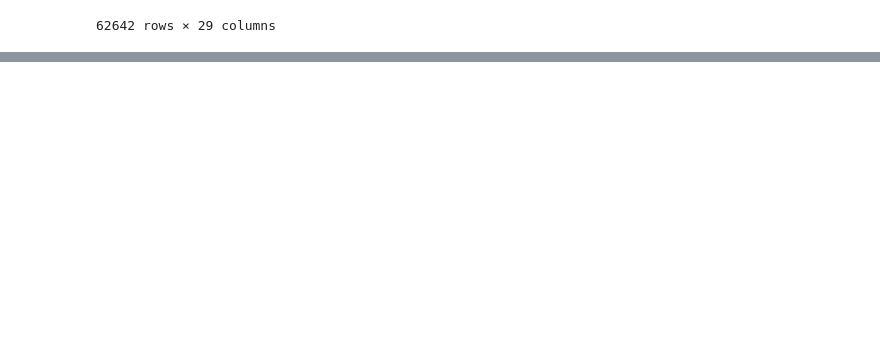
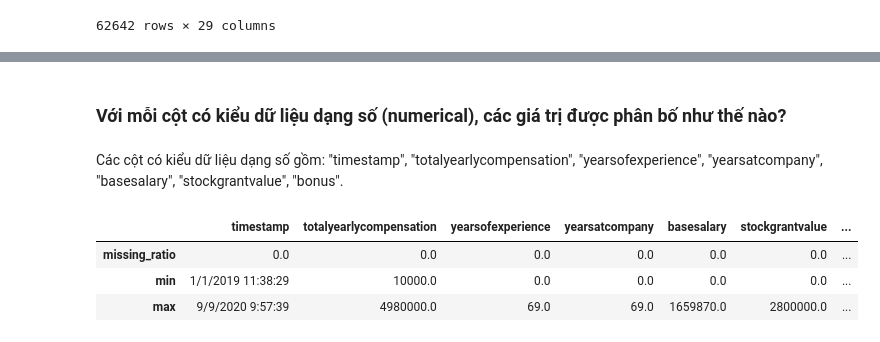
Before and after one commit to TanThinNguyen/P4DS-final-project, a Jupyter notebook: notebook.ipynb, the cells around one changed output, grey strips where cells are left out. Saved outputs shown, nothing was run; the diff lists cells and outputs as text; code cells hidden in the pictures; blank space fills up the shorter version.

Commit message:
Add preprocessing, data exploration

```diff
--- a/notebook.ipynb
+++ b/notebook.ipynb
@@ -29,6 +29,7 @@ import numpy as np
 # %%
-df = pd.read_csv('./Data/Levels_Fyi_Salary_Data.csv')
-df
+salary_df = pd.read_csv('./Data/Levels_Fyi_Salary_Data.csv')
+salary_df.rename(lambda col: str(col).lower().replace('_', ''), axis="columns", inplace=True)
+salary_df
 # %% [output]
 |  | timestamp | company | level | title | totalyearlycompensation | location | yearsofexperience | ... |
 | 0 | 6/7/2017 11:33:27 | Oracle | L3 | Product Manager | 127000 | Redwood City, CA | 1.5 | ... |
@@ -45,0 +120,4 @@ df
+# %%
+# salary_df['timestamp']
+salary_df['timestamp'] = pd.to_datetime(salary_df['timestamp'], format='%m/%d/%Y %H:%M:%S')
+salary_df.dtypes
@@ -45,0 +142,16 @@ df
+# %% [markdown]
+### Với mỗi cột có kiểu dữ liệu dạng số (numerical), các giá trị được phân bố như thế nào?
+# %% [markdown]
+Các cột có kiểu dữ liệu dạng số gồm: "timestamp", "totalyearlycompensation", "yearsofexperience", "yearsatcompany", "basesalary", "stockgrantvalue", "bonus".
+# %%
+def missing_ratio(s):
+    return s.isna().mean() * 100
+
+numeric_cols = ["timestamp", "totalyearlycompensation", "yearsofexperience", "yearsatcompany", "basesalary", "stockgrantvalue", "bonus"]
+nume_col_profiles_df = salary_df[numeric_cols].agg([missing_ratio, pd.Series.min, pd.Series.max])
+nume_col_profiles_df
+# %% [output]
+|  | timestamp | totalyearlycompensation | yearsofexperience | yearsatcompany | basesalary | stockgrantvalue | ... |
+| missing_ratio | 0.0 | 0.0 | 0.0 | 0.0 | 0.0 | 0.0 | ... |
+| min | 1/1/2019 11:38:29 | 10000.0 | 0.0 | 0.0 | 0.0 | 0.0 | ... |
+| max | 9/9/2020 9:57:39 | 4980000.0 | 69.0 | 69.0 | 1659870.0 | 2800000.0 | ... |
```
Also changed, not shown: parts of 22 cells of this notebook.
